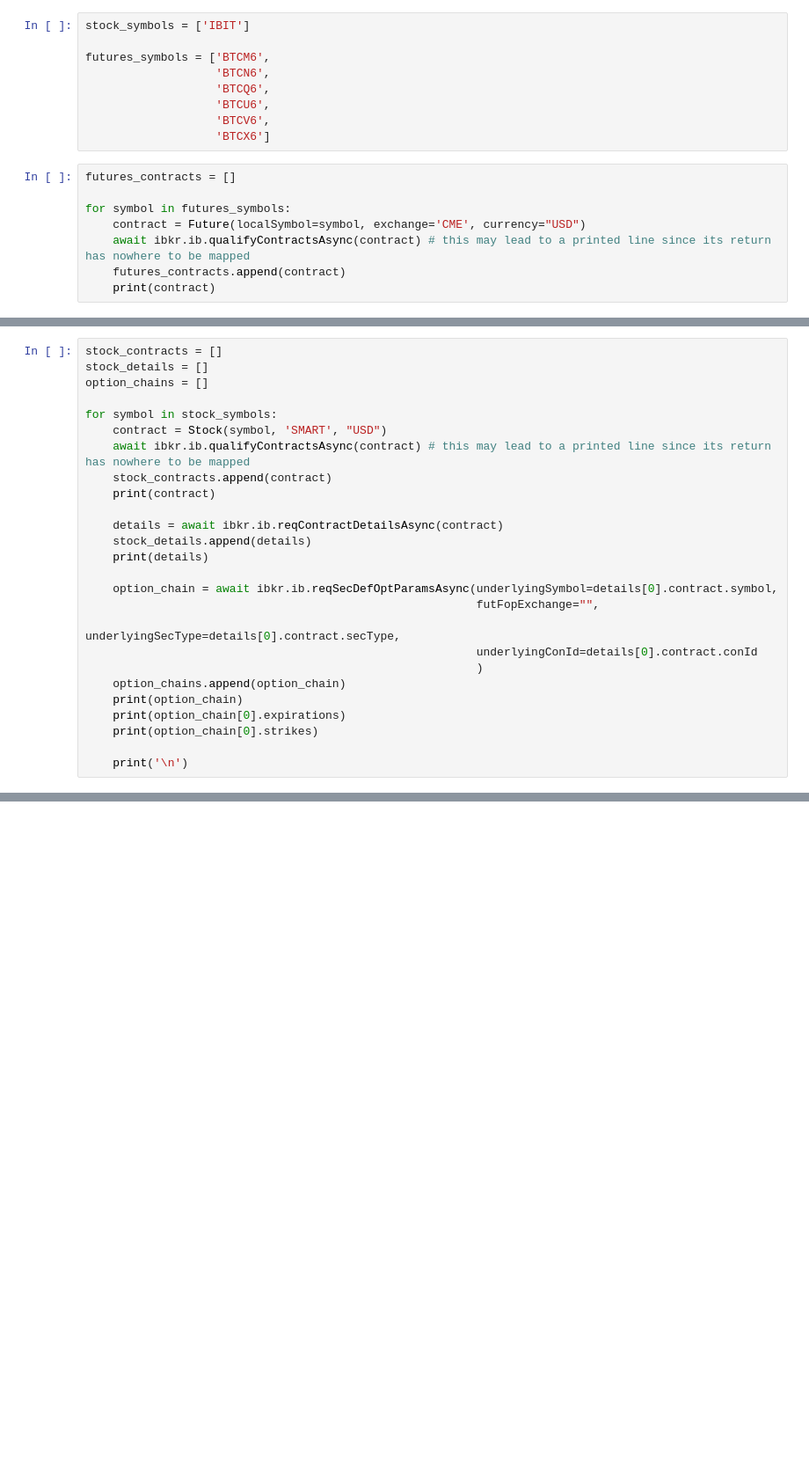
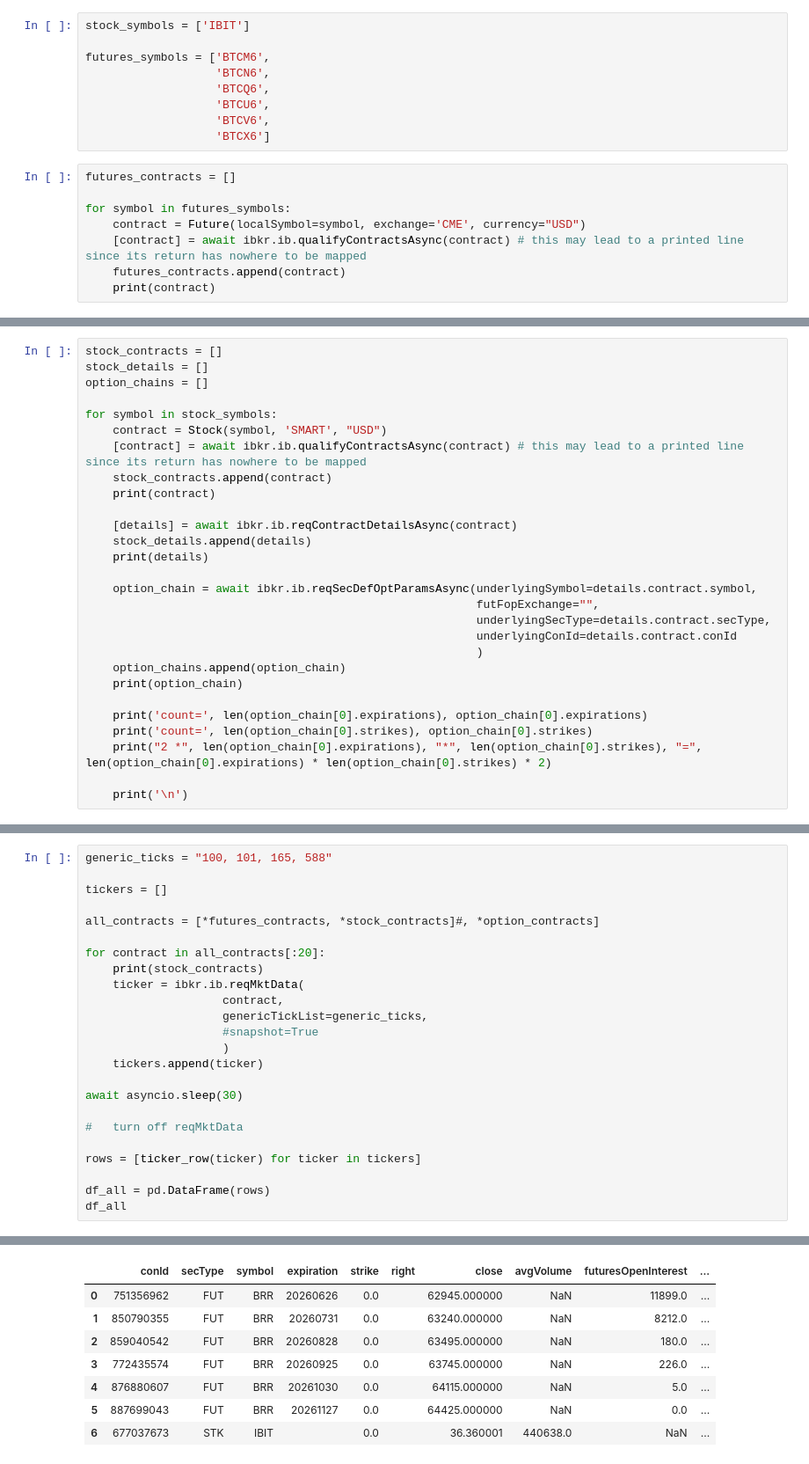
Before and after one commit to mikehyland-quant/crypto-project, a Jupyter notebook: notebooks/Notebook_IBIT_Options.ipynb, the cells around one changed output, grey strips where cells are left out. Shown at 88% size. Cells and saved outputs as stored; diff of their text form; blank space fills up the shorter version.

```diff
--- a/notebooks/Notebook_IBIT_Options.ipynb
+++ b/notebooks/Notebook_IBIT_Options.ipynb
@@ -30,6 +49,6 @@ futures_contracts = []
 
 for symbol in futures_symbols:
     contract = Future(localSymbol=symbol, exchange='CME', currency="USD")
-    await ibkr.ib.qualifyContractsAsync(contract) # this may lead to a printed line since its return has nowhere to be mapped
+    [contract] = await ibkr.ib.qualifyContractsAsync(contract) # this may lead to a printed line since its return has nowhere to be mapped
     futures_contracts.append(contract)
     print(contract)
@@ -40,22 +66,24 @@ option_chains = []
 
 for symbol in stock_symbols:
     contract = Stock(symbol, 'SMART', "USD")
-    await ibkr.ib.qualifyContractsAsync(contract) # this may lead to a printed line since its return has nowhere to be mapped
+    [contract] = await ibkr.ib.qualifyContractsAsync(contract) # this may lead to a printed line since its return has nowhere to be mapped
     stock_contracts.append(contract)
     print(contract)
 
-    details = await ibkr.ib.reqContractDetailsAsync(contract)
+    [details] = await ibkr.ib.reqContractDetailsAsync(contract)
     stock_details.append(details)
     print(details)
 
-    option_chain = await ibkr.ib.reqSecDefOptParamsAsync(underlyingSymbol=details[0].contract.symbol,
+    option_chain = await ibkr.ib.reqSecDefOptParamsAsync(underlyingSymbol=details.contract.symbol,
                                                          futFopExchange="",
-                                                         underlyingSecType=details[0].contract.secType,
-                                                         underlyingConId=details[0].contract.conId
+                                                         underlyingSecType=details.contract.secType,
+                                                         underlyingConId=details.contract.conId
                                                          )
     option_chains.append(option_chain)
     print(option_chain)
-    print(option_chain[0].expirations)
-    print(option_chain[0].strikes)
+
+    print('count=', len(option_chain[0].expirations), option_chain[0].expirations)
+    print('count=', len(option_chain[0].strikes), option_chain[0].strikes)
+    print("2 *", len(option_chain[0].expirations), "*", len(option_chain[0].strikes), "=", len(option_chain[0].expirations) * len(option_chain[0].strikes) * 2)
 
     print('\n')
@@ -118,0 +168,25 @@ df_all
+# %%
+generic_ticks = "100, 101, 165, 588"
+
+tickers = []
+
+all_contracts = [*futures_contracts, *stock_contracts]#, *option_contracts]
+
+for contract in all_contracts[:20]:
+    print(stock_contracts)
+    ticker = ibkr.ib.reqMktData(
+                    contract,
+                    genericTickList=generic_ticks,
+                    #snapshot=True
+                    )
+    tickers.append(ticker)
+
+await asyncio.sleep(30)
+
+#   turn off reqMktData
+
+rows = [ticker_row(ticker) for ticker in tickers]
+
+df_all = pd.DataFrame(rows)
+df_all
+# %% [output]
@@ -118,0 +200,8 @@ df_all
+|  | conId | secType | symbol | expiration | strike | right | close | avgVolume | futuresOpenInterest | ... |
+| 0 | 751356962 | FUT | BRR | 20260626 | 0.0 |  | 62945.000000 | NaN | 11899.0 | ... |
+| 1 | 850790355 | FUT | BRR | 20260731 | 0.0 |  | 63240.000000 | NaN | 8212.0 | ... |
+| 2 | 859040542 | FUT | BRR | 20260828 | 0.0 |  | 63495.000000 | NaN | 180.0 | ... |
+| 3 | 772435574 | FUT | BRR | 20260925 | 0.0 |  | 63745.000000 | NaN | 226.0 | ... |
+| 4 | 876880607 | FUT | BRR | 20261030 | 0.0 |  | 64115.000000 | NaN | 5.0 | ... |
+| 5 | 887699043 | FUT | BRR | 20261127 | 0.0 |  | 64425.000000 | NaN | 0.0 | ... |
+| 6 | 677037673 | STK | IBIT |  | 0.0 |  | 36.360001 | 440638.0 | NaN | ... |
```
Also changed, not shown: parts of 13 cells of this notebook, 5 other files.
